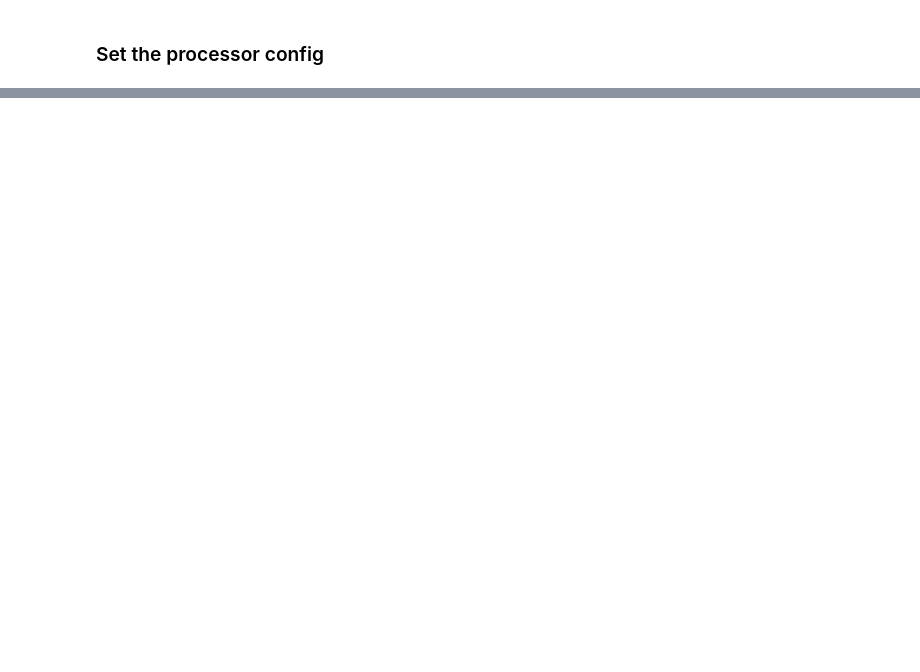
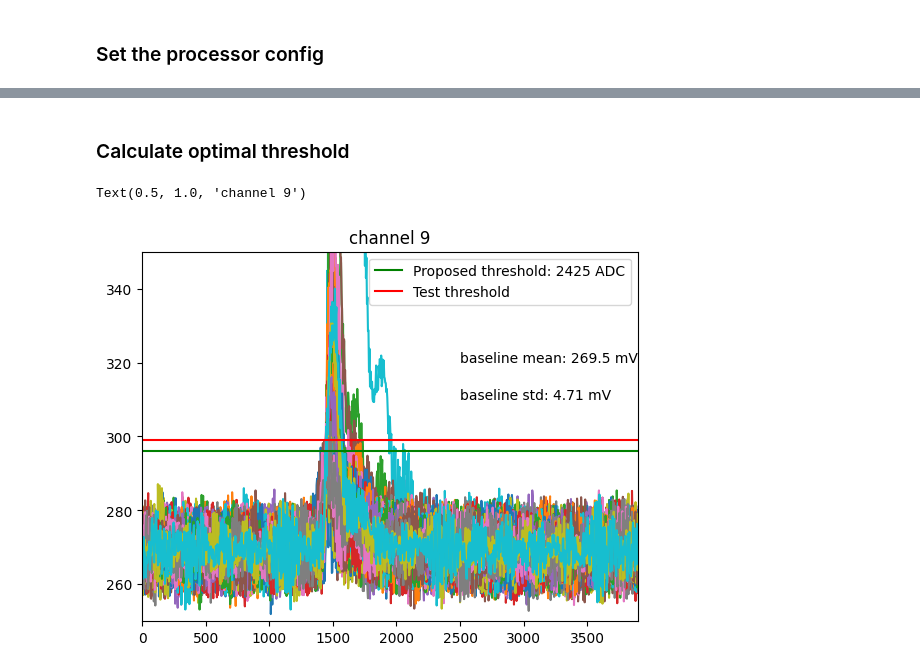
Before and after one commit to darkmatter-ucsd/SandyAQ, a Jupyter notebook: python_wrappers/notebooks/fast_wf_check.ipynb, the cells around one changed output, grey strips where cells are left out. Saved outputs shown, nothing was run; the diff lists cells and outputs as text; code cells hidden in the pictures; blank space fills up the shorter version.

```diff
--- a/python_wrappers/notebooks/fast_wf_check.ipynb
+++ b/python_wrappers/notebooks/fast_wf_check.ipynb
@@ -67,17 +80,3 @@ data = processor.get_rawdata_numpy(n_evts=820,
                                    file=os.path.join(data_folder, data_file_basename),
                                    bit_of_daq=14,
                                    headersize=4,inversion=False)
-# %%
-threshold_mv = float(threshold_adc) * (2/2**14.) * 1000.
-optimal_threshold_adc = 2350
-optimal_threshold_mv = float(optimal_threshold_adc) * (2/2**14.) * 1000.
-
-time = np.arange(0, process_config["nsamps"], 1) * 4
-for i in range(750,800):
-    plt.plot(time, data["data_per_channel"][i][0])
-plt.axhline(optimal_threshold_mv, color='g',label=f"Proposed threshold: {optimal_threshold_adc} ADC")
-plt.axhline(threshold_mv, color='r',label="Test threshold")
-plt.ylim(250,350)
-plt.xlim(0,3900)
-plt.legend()
-plt.title(f"channel {channel}")
@@ -197,0 +97,27 @@ areas = wfp.get_area(sum_window=(0.3,0.4))
+# %% [markdown]
+### Calculate optimal threshold
+# %%
+baseline_std = np.mean(wfp.baseline_rms)
+baseline_mean = np.mean(wfp.baseline)
+
+threshold_mv = float(threshold_adc) * (2/2**14.) * 1000.
+# set the threshold to be 2 * Vpp
+optimal_threshold_mv = baseline_mean + 2 * (2 * np.sqrt(2) * baseline_std)
+optimal_threshold_adc = int(optimal_threshold_mv / (2/2**14.)/1000 )
+
+
+time = np.arange(0, process_config["nsamps"], 1) * 4
+for i in range(start_index,end_index):
+    plt.plot(time, data["data_per_channel"][i][0])
+plt.axhline(optimal_threshold_mv, color='g',label=f"Proposed threshold: {optimal_threshold_adc} ADC")
+plt.axhline(threshold_mv, color='r',label="Test threshold")
+plt.text(2500,320,f"baseline mean: {baseline_mean:.1f} mV")
+plt.text(2500,310,f"baseline std: {baseline_std:.2f} mV")
+
+plt.ylim(250,350)
+plt.xlim(0,3900)
+plt.legend()
+plt.title(f"channel {channel}")
+# %% [output]
+Text(0.5, 1.0, 'channel 9')
+[figure, added]
```
Also changed, not shown: parts of 25 cells of this notebook, 3 other files.
